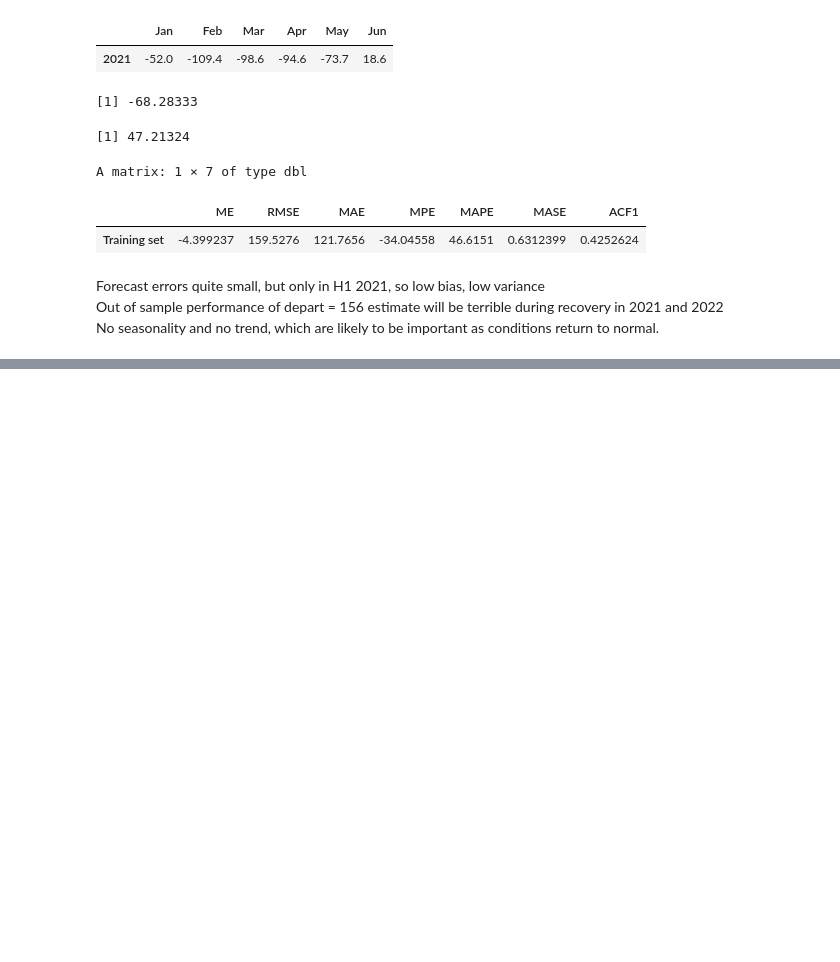
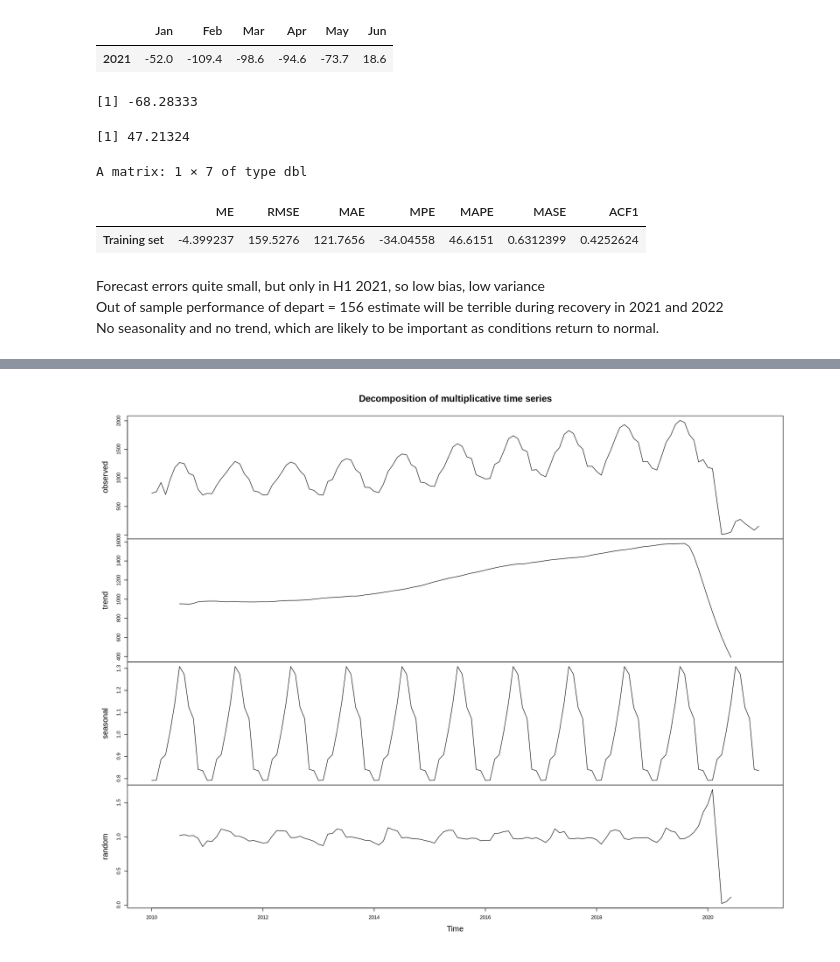
Before and after one commit to dpnolan/taba, a Jupyter notebook: TABA_time_series_analysis.ipynb, the cells around one changed output, grey strips where cells are left out. Saved outputs shown, nothing was run; the diff lists cells and outputs as text; code cells hidden in the pictures; blank space fills up the shorter version.

```diff
--- a/TABA_time_series_analysis.ipynb
+++ b/TABA_time_series_analysis.ipynb
@@ -1159,0 +1290,3 @@ No seasonality and no trend, which are likely to be important as conditions retu
+# %%
+fit2.decmult<-decompose(ts_departs_train,type='multiplicative')
+fit2.decmult
@@ -1159,0 +1311,4 @@ No seasonality and no trend, which are likely to be important as conditions retu
+# %%
+plot(fit2.decmult)
+# %% [output]
+[figure, added]
```
Also changed, not shown: parts of 40 cells of this notebook.
